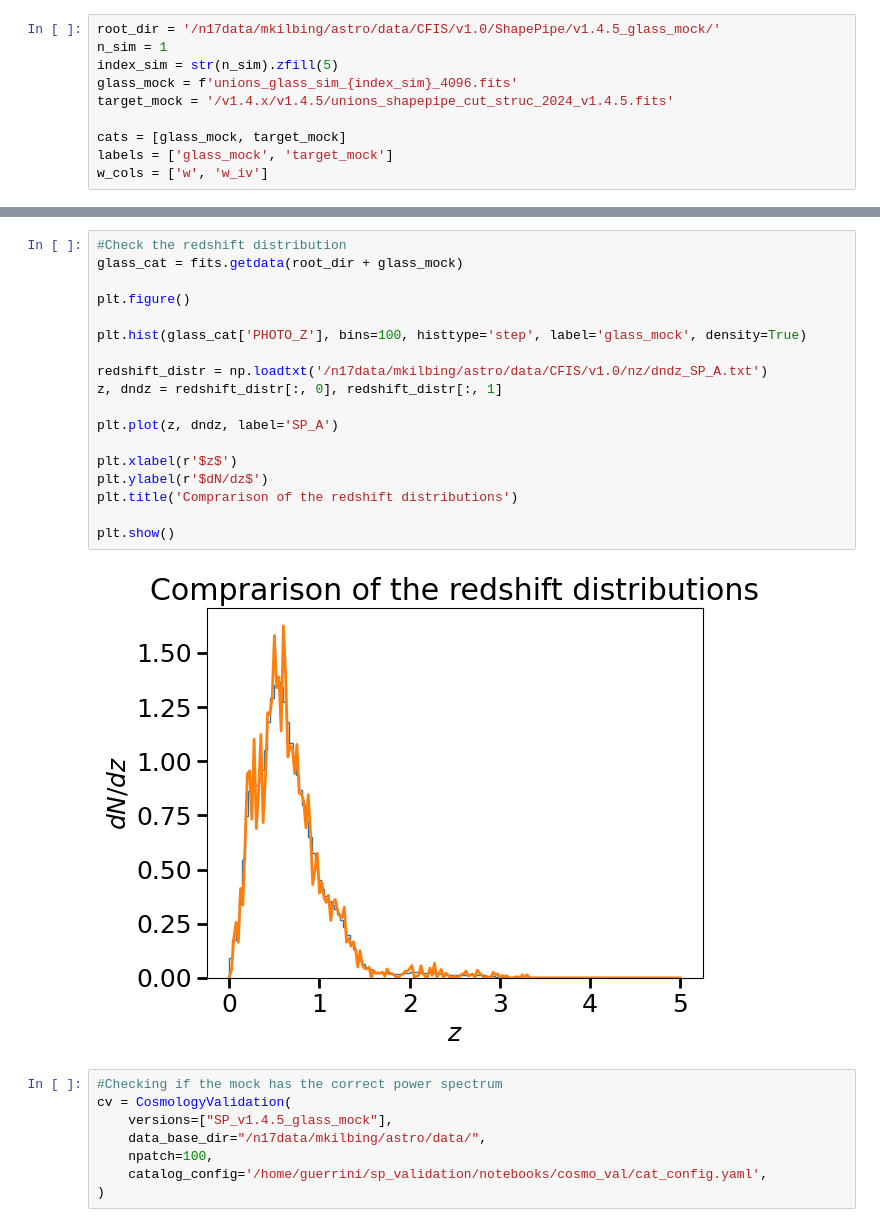
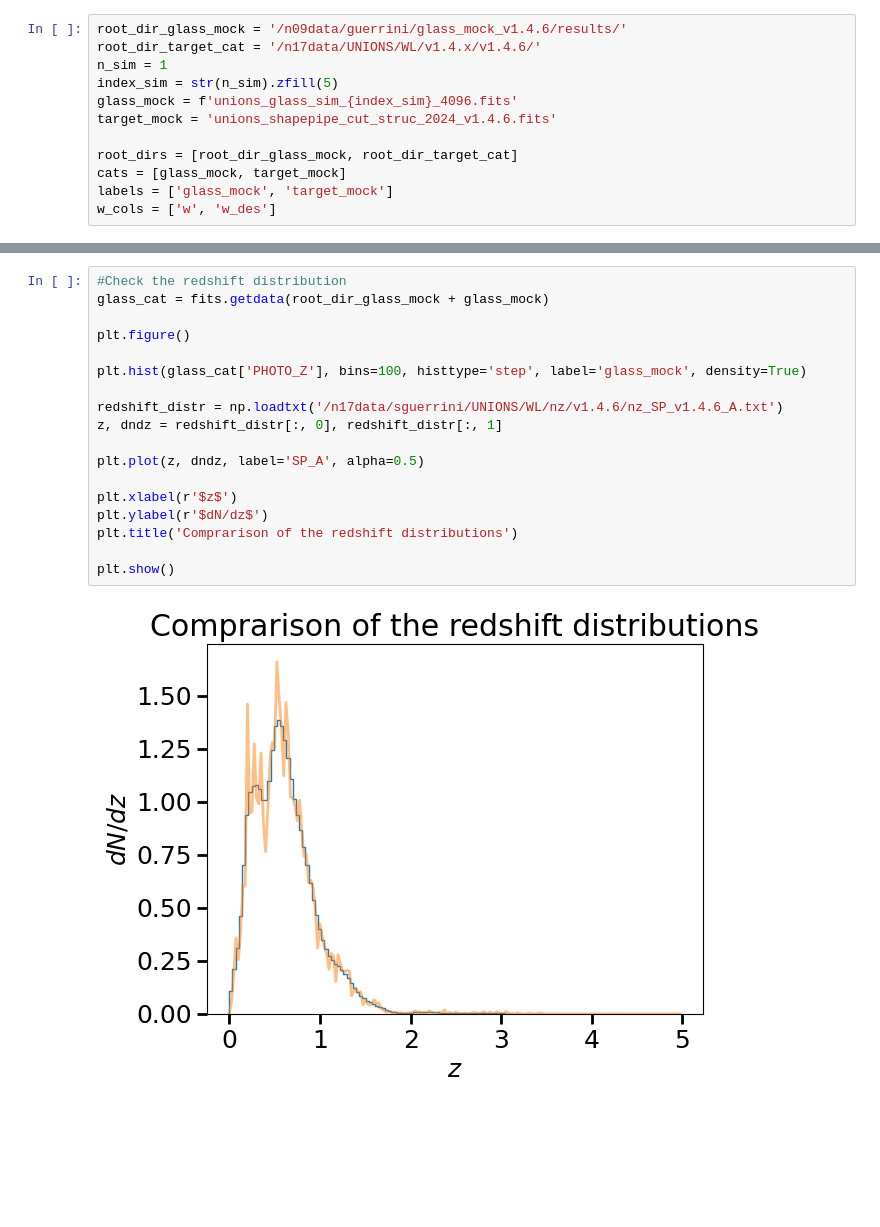
Before and after one commit to CosmoStat/sp_validation, a Jupyter notebook: glass_mock/validate_glass_mock.ipynb, the cells around one changed output, grey strips where cells are left out. Saved outputs shown, nothing was run; the diff lists cells and outputs as text; blank space fills up the shorter version.

```diff
--- a/glass_mock/validate_glass_mock.ipynb
+++ b/glass_mock/validate_glass_mock.ipynb
@@ -23,10 +39,12 @@ import fitsio
 # %%
-root_dir = '/n17data/mkilbing/astro/data/CFIS/v1.0/ShapePipe/v1.4.5_glass_mock/'
+root_dir_glass_mock = '/n09data/guerrini/glass_mock_v1.4.6/results/'
+root_dir_target_cat = '/n17data/UNIONS/WL/v1.4.x/v1.4.6/'
 n_sim = 1
 index_sim = str(n_sim).zfill(5)
 glass_mock = f'unions_glass_sim_{index_sim}_4096.fits'
-target_mock = '/v1.4.x/v1.4.5/unions_shapepipe_cut_struc_2024_v1.4.5.fits'
+target_mock = 'unions_shapepipe_cut_struc_2024_v1.4.6.fits'
 
+root_dirs = [root_dir_glass_mock, root_dir_target_cat]
 cats = [glass_mock, target_mock]
 labels = ['glass_mock', 'target_mock']
-w_cols = ['w', 'w_iv']
+w_cols = ['w', 'w_des']
@@ -72,28 +95,20 @@ sigma_e of target_mock = 0.3093694972219397
 # %%
 #Check the redshift distribution
-glass_cat = fits.getdata(root_dir + glass_mock)
+glass_cat = fits.getdata(root_dir_glass_mock + glass_mock)
 
 plt.figure()
 
 plt.hist(glass_cat['PHOTO_Z'], bins=100, histtype='step', label='glass_mock', density=True)
 
-redshift_distr = np.loadtxt('/n17data/mkilbing/astro/data/CFIS/v1.0/nz/dndz_SP_A.txt')
+redshift_distr = np.loadtxt('/n17data/sguerrini/UNIONS/WL/nz/v1.4.6/nz_SP_v1.4.6_A.txt')
 z, dndz = redshift_distr[:, 0], redshift_distr[:, 1]
 
-plt.plot(z, dndz, label='SP_A')
+plt.plot(z, dndz, label='SP_A', alpha=0.5)
 
 plt.xlabel(r'$z$')
 plt.ylabel(r'$dN/dz$')
 plt.title('Comprarison of the redshift distributions')
 
 plt.show()
 # %% [output]
-[figure, old version]
+[figure, new version]
-# %%
-#Checking if the mock has the correct power spectrum
-cv = CosmologyValidation(
-    versions=["SP_v1.4.5_glass_mock"],
-    data_base_dir="/n17data/mkilbing/astro/data/",
-    npatch=100,
-    catalog_config='/home/guerrini/sp_validation/notebooks/cosmo_val/cat_config.yaml',
-)
```
Also changed, not shown: parts of 18 cells of this notebook, 3 other files.
